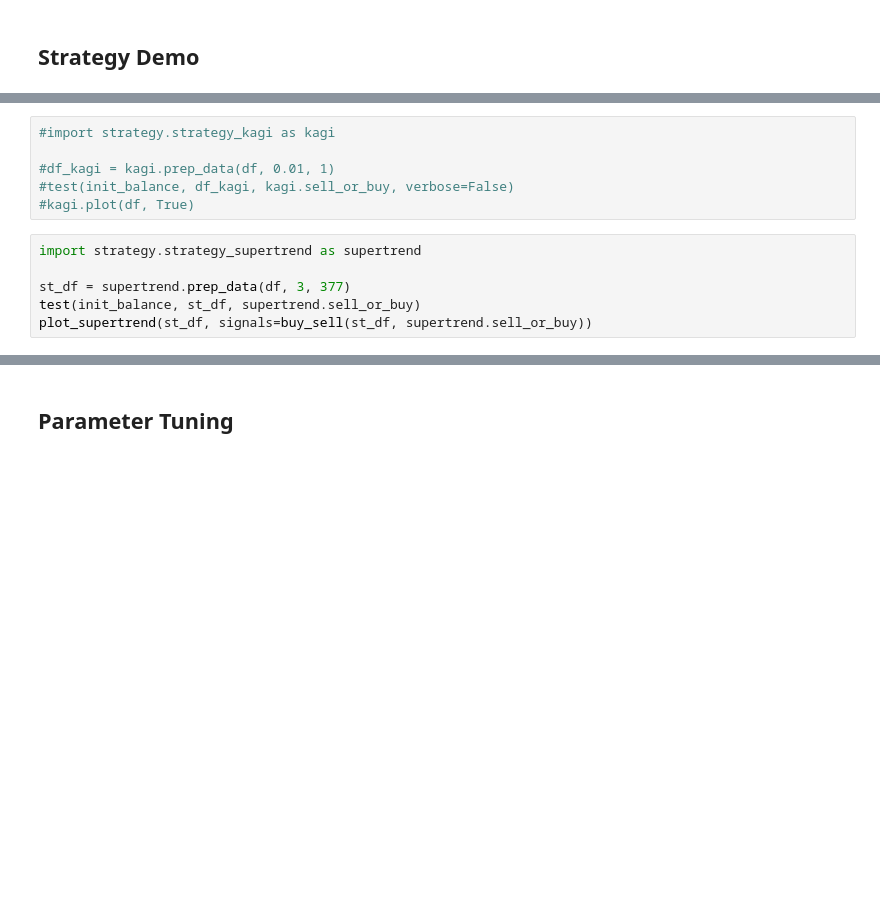
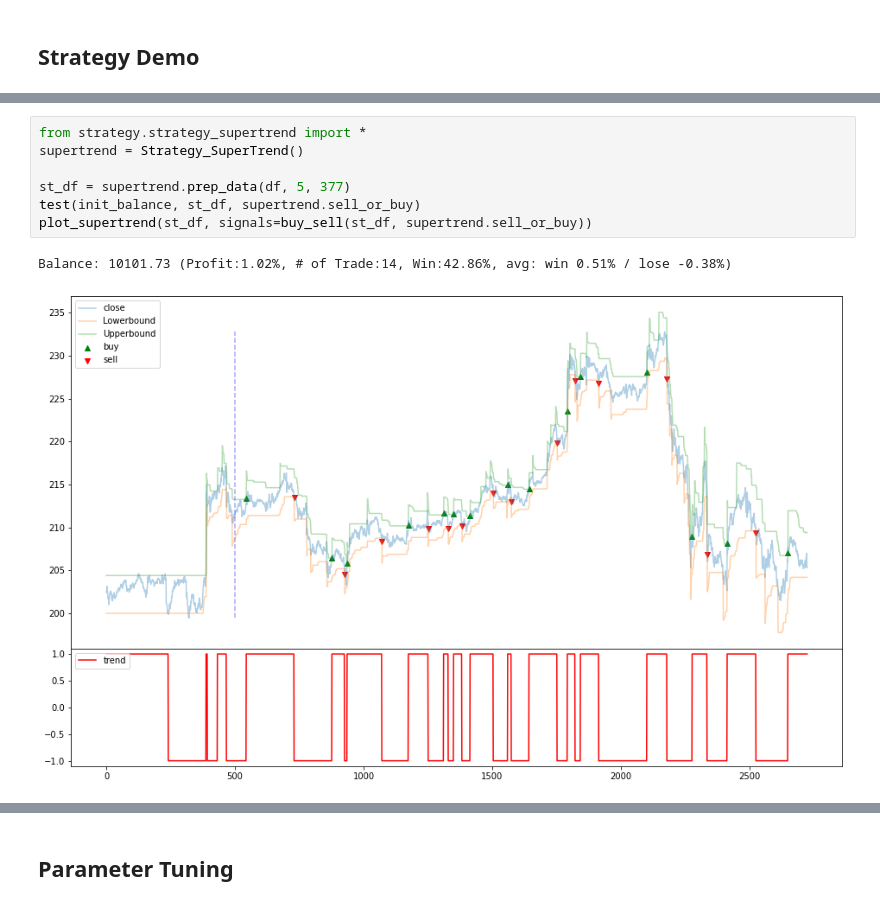
Before and after one commit to anels/autbot, a Jupyter notebook: strategy_benchmark.ipynb, the cells around one changed output, grey strips where cells are left out. Cells and saved outputs as stored; diff of their text form; blank space fills up the shorter version.

```diff
--- a/strategy_benchmark.ipynb
+++ b/strategy_benchmark.ipynb
@@ -37,13 +52,11 @@ plot_macd(df_macd, signals=buy_sell(df_macd, macd.sell_or_buy))
-# %%
-#import strategy.strategy_kagi as kagi
-
-#df_kagi = kagi.prep_data(df, 0.01, 1)
-#test(init_balance, df_kagi, kagi.sell_or_buy, verbose=False)
-#kagi.plot(df, True)
 # %%
-import strategy.strategy_supertrend as supertrend
+from strategy.strategy_supertrend import *
+supertrend = Strategy_SuperTrend()
 
-st_df = supertrend.prep_data(df, 3, 377)
+st_df = supertrend.prep_data(df, 5, 377)
 test(init_balance, st_df, supertrend.sell_or_buy)
 plot_supertrend(st_df, signals=buy_sell(st_df, supertrend.sell_or_buy))
+# %% [output]
+Balance: 10101.73 (Profit:1.02%, # of Trade:14, Win:42.86%, avg: win 0.51% / lose -0.38%)
+[figure, added]
 # %%
```
Also changed, not shown: parts of 11 cells of this notebook.
